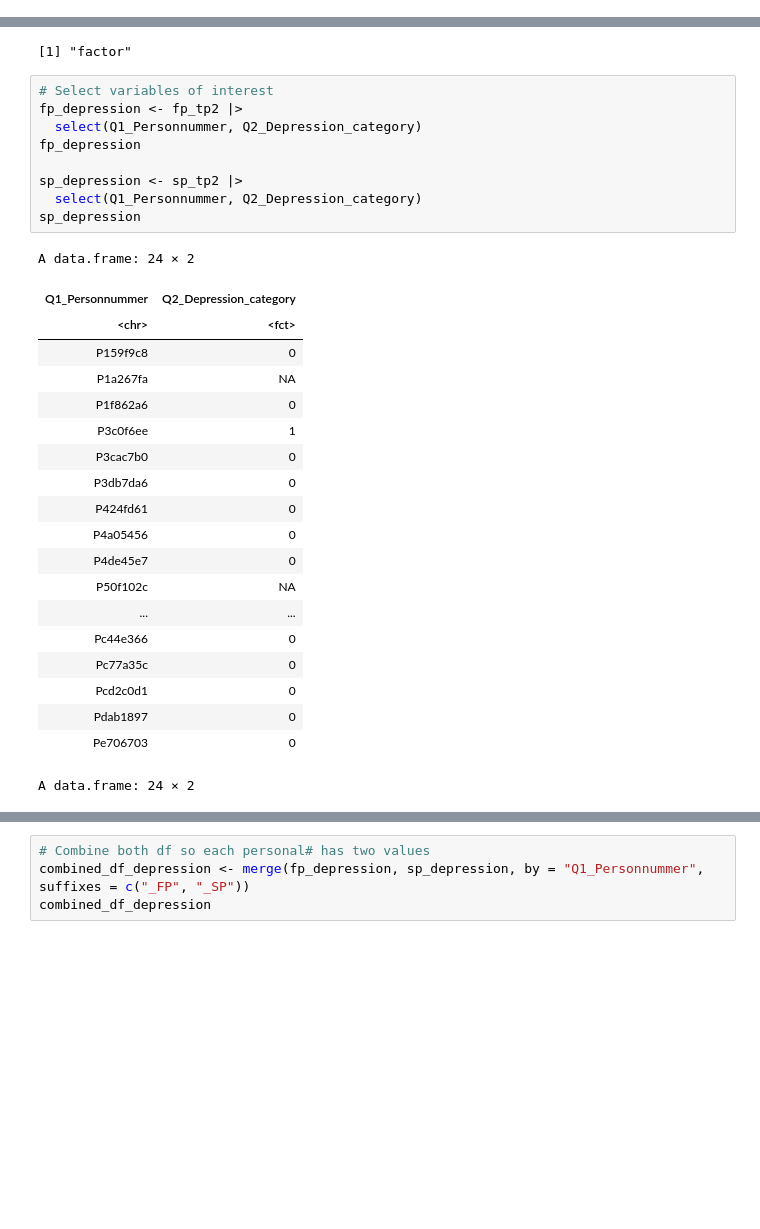
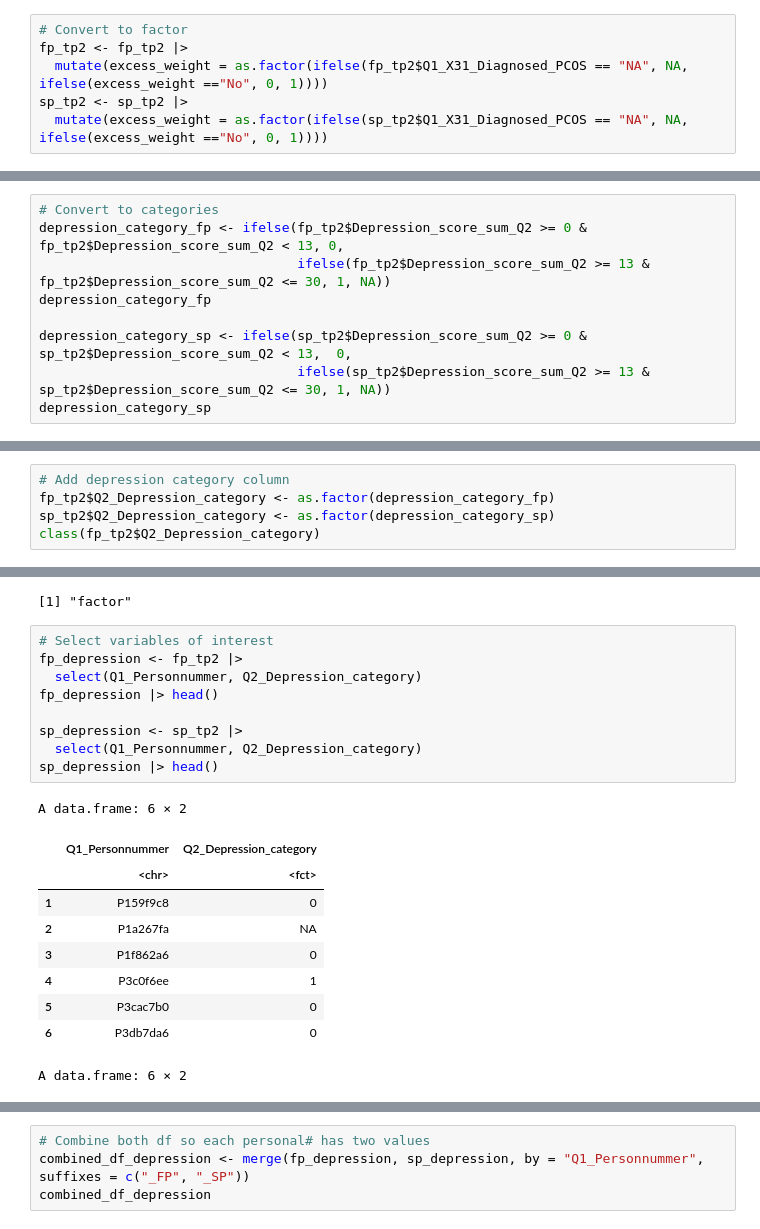
Before and after one commit to bm-nowak/Consecutive_pregnancy_project, a Jupyter notebook: descriptive_statistics_nulliparous_tp2.ipynb, the cells around one changed output, grey strips where cells are left out. Cells and saved outputs as stored; diff of their text form; blank space fills up the shorter version.

```diff
--- a/descriptive_statistics_nulliparous_tp2.ipynb
+++ b/descriptive_statistics_nulliparous_tp2.ipynb
@@ -72,0 +181,6 @@ A data.frame: 6 × 567
+# %%
+# Convert to factor
+fp_tp2 <- fp_tp2 |>
+  mutate(excess_weight = as.factor(ifelse(fp_tp2$Q1_X31_Diagnosed_PCOS == "NA", NA, ifelse(excess_weight =="No", 0, 1))))
+sp_tp2 <- sp_tp2 |>
+  mutate(excess_weight = as.factor(ifelse(sp_tp2$Q1_X31_Diagnosed_PCOS == "NA", NA, ifelse(excess_weight =="No", 0, 1))))
@@ -180,3 +330,12 @@ length(missing_pn_diabetes_both)
 [1] 17
 # %% [markdown]
 ## Depression--------------------------------------------------------------------
+# %%
+# Convert to categories
+depression_category_fp <- ifelse(fp_tp2$Depression_score_sum_Q2 >= 0 & fp_tp2$Depression_score_sum_Q2 < 13, 0,
+                                 ifelse(fp_tp2$Depression_score_sum_Q2 >= 13 & fp_tp2$Depression_score_sum_Q2 <= 30, 1, NA))
+depression_category_fp
+
+depression_category_sp <- ifelse(sp_tp2$Depression_score_sum_Q2 >= 0 & sp_tp2$Depression_score_sum_Q2 < 13,  0,
+                                 ifelse(sp_tp2$Depression_score_sum_Q2 >= 13 & sp_tp2$Depression_score_sum_Q2 <= 30, 1, NA))
+depression_category_sp
@@ -182,0 +345,5 @@ length(missing_pn_diabetes_both)
+# %%
+# Add depression category column
+fp_tp2$Q2_Depression_category <- as.factor(depression_category_fp)
+sp_tp2$Q2_Depression_category <- as.factor(depression_category_sp)
+class(fp_tp2$Q2_Depression_category)
@@ -215,30 +420,20 @@ class(sp_tp2$Q2_Depression_category)
 # %%
 # Select variables of interest
 fp_depression <- fp_tp2 |>
   select(Q1_Personnummer, Q2_Depression_category)
-fp_depression
+fp_depression |> head()
 
 sp_depression <- sp_tp2 |>
   select(Q1_Personnummer, Q2_Depression_category)
-sp_depression
+sp_depression |> head()
 # %% [output]
-A data.frame: 24 × 2
+A data.frame: 6 × 2
-| Q1_Personnummer | Q2_Depression_category |
-| <chr> | <fct> |
-| P159f9c8 | 0 |
-| P1a267fa | NA |
-| P1f862a6 | 0 |
-| P3c0f6ee | 1 |
-| P3cac7b0 | 0 |
-| P3db7da6 | 0 |
-| P424fd61 | 0 |
-| P4a05456 | 0 |
-| P4de45e7 | 0 |
-| P50f102c | NA |
-| ... | ... |
-| Pc44e366 | 0 |
-| Pc77a35c | 0 |
-| Pcd2c0d1 | 0 |
-| Pdab1897 | 0 |
-| Pe706703 | 0 |
+|  | Q1_Personnummer | Q2_Depression_category |
+|  | <chr> | <fct> |
+| 1 | P159f9c8 | 0 |
+| 2 | P1a267fa | NA |
+| 3 | P1f862a6 | 0 |
+| 4 | P3c0f6ee | 1 |
+| 5 | P3cac7b0 | 0 |
+| 6 | P3db7da6 | 0 |
-A data.frame: 24 × 2
+A data.frame: 6 × 2
```
Also changed, not shown: parts of 55 cells of this notebook, 16 other files.
